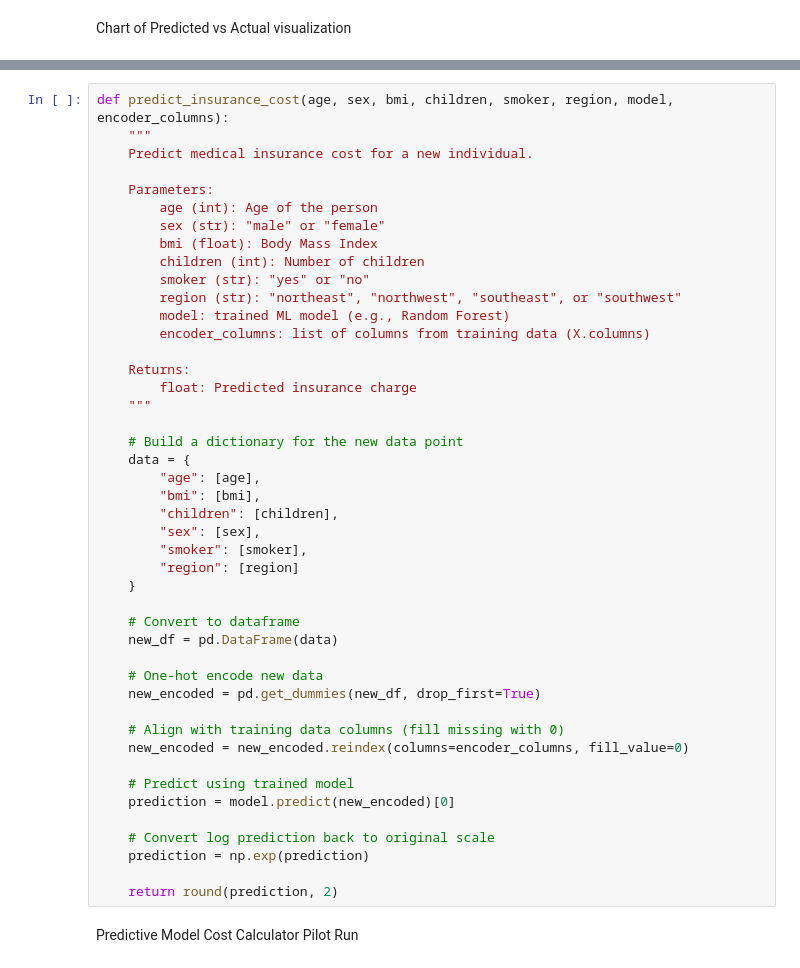
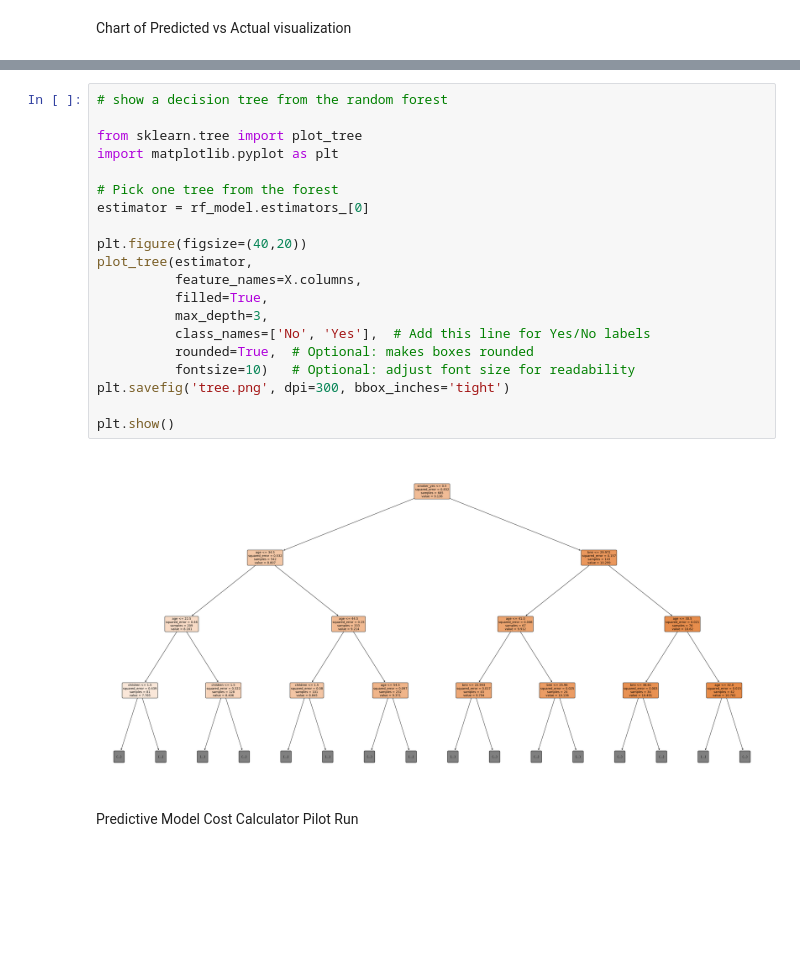
Before and after one commit to ka-kwok/Hackathon2Team1Project-Health-Insurance-Analysis, a Jupyter notebook: jupyter_notebooks/Prediction_test.ipynb, the cells around one changed output, grey strips where cells are left out. Drawn from its saved outputs; the diff is of its cells as text; blank space fills up the shorter version.

Commit message:
Updates to the predictions notebook

```diff
--- a/jupyter_notebooks/Prediction_test.ipynb
+++ b/jupyter_notebooks/Prediction_test.ipynb
@@ -198,47 +207,24 @@ plt.show()
-# %%
-def predict_insurance_cost(age, sex, bmi, children, smoker, region, model, encoder_columns):
-    """
-    Predict medical insurance cost for a new individual.
-
-    Parameters:
-        age (int): Age of the person
-        sex (str): "male" or "female"
-        bmi (float): Body Mass Index
-        children (int): Number of children
-        smoker (str): "yes" or "no"
-        region (str): "northeast", "northwest", "southeast", or "southwest"
-        model: trained ML model (e.g., Random Forest)
-        encoder_columns: list of columns from training data (X.columns)
-
-    Returns:
-        float: Predicted insurance charge
-    """
-
-    # Build a dictionary for the new data point
-    data = {
-        "age": [age],
-        "bmi": [bmi],
-        "children": [children],
-        "sex": [sex],
-        "smoker": [smoker],
-        "region": [region]
-    }
-
-    # Convert to dataframe
-    new_df = pd.DataFrame(data)
-
-    # One-hot encode new data
-    new_encoded = pd.get_dummies(new_df, drop_first=True)
-
-    # Align with training data columns (fill missing with 0)
-    new_encoded = new_encoded.reindex(columns=encoder_columns, fill_value=0)
-
-    # Predict using trained model
-    prediction = model.predict(new_encoded)[0]
-
-    # Convert log prediction back to original scale
-    prediction = np.exp(prediction)
-
-    return round(prediction, 2)
+# %%
+# show a decision tree from the random forest
+
+from sklearn.tree import plot_tree
+import matplotlib.pyplot as plt
+
+# Pick one tree from the forest
+estimator = rf_model.estimators_[0]
+
+plt.figure(figsize=(40,20))
+plot_tree(estimator,
+          feature_names=X.columns,
+          filled=True,
+          max_depth=3,
+          class_names=['No', 'Yes'],  # Add this line for Yes/No labels
+          rounded=True,  # Optional: makes boxes rounded
+          fontsize=10)   # Optional: adjust font size for readability
+plt.savefig('tree.png', dpi=300, bbox_inches='tight')
+
+plt.show()
+# %% [output]
+[figure, added]
 # %% [markdown]
 Predictive Model Cost Calculator Pilot Run
```
Also changed, not shown: parts of 14 cells of this notebook, 1 other file.
